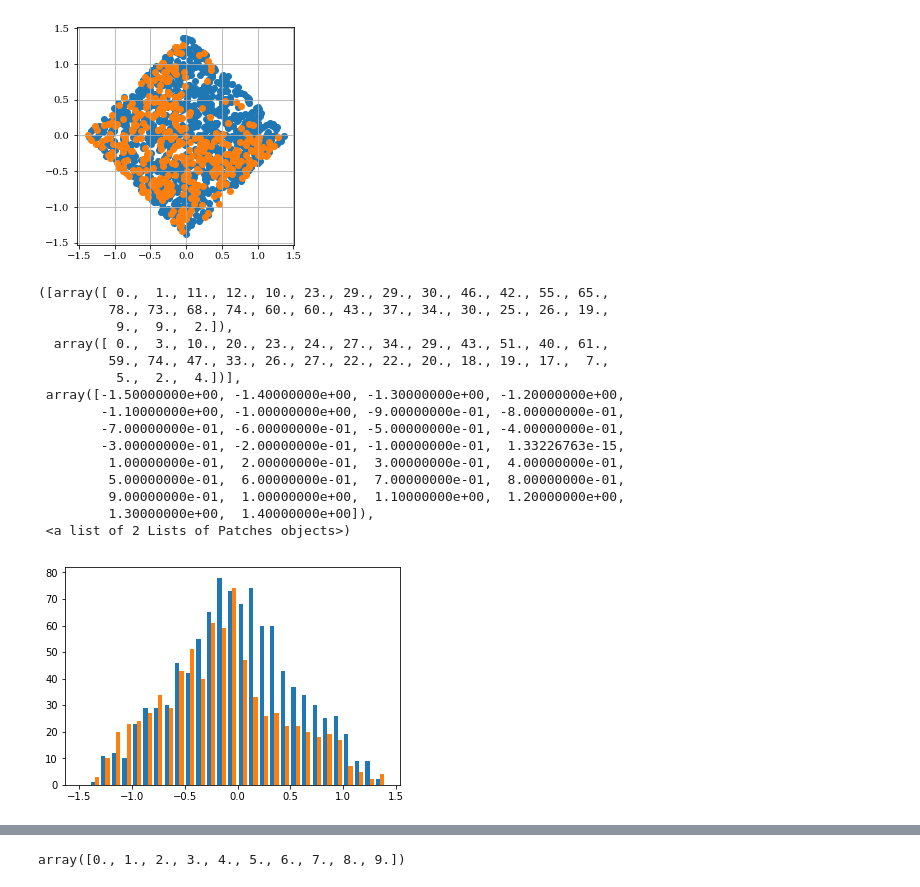
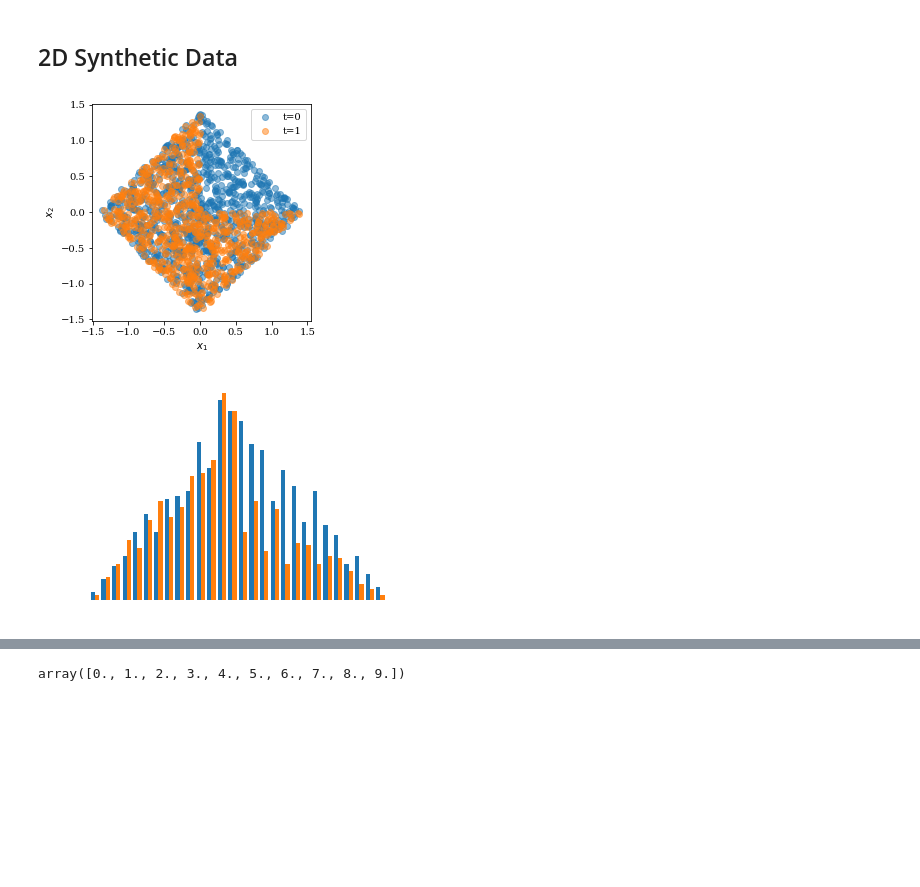
Before and after one commit to Viktour19/overlap-fp, a Jupyter notebook: PositivityViolationScan.ipynb, the cells around one changed output, grey strips where cells are left out. Drawn from its saved outputs; the diff is of its cells as text; code cells hidden in the pictures; blank space fills up the shorter version.

```diff
--- a/PositivityViolationScan.ipynb
+++ b/PositivityViolationScan.ipynb
@@ -1,8 +1,11 @@
+# %% [markdown]
+## 2D Synthetic Data
 # %%
+%matplotlib inline
 import random
 import numpy as np
+import pandas as pd
 import matplotlib.pyplot as plt
-%matplotlib inline
 from math import cos, sin, pi
 
 t0 = []
@@ -10,7 +13,7 @@ for _ in range(1000):
     t0.append([random.uniform(-1.0,1.0), random.uniform(-1.0,1.0)])
 
 t1 = []
-for _ in range(500):
+for _ in range(1000):
     t1.append([random.uniform(-1.0,1.0), random.uniform(-1.0,1.0)])
 
 t0 = np.array(t0)
@@ -42,17 +43,26 @@ for x, y in zip(t1x, t1y):
         t1y__.append(y)
 
 
-t1x = np.array(t1x__[:20] + t1x_)
-t1y = np.array(t1y__[:20] + t1y_)
+# t1x = np.array(t1x__[:20] + t1x_)
+# t1y = np.array(t1y__[:20] + t1y_)
+
+t1x = np.array(t1x_)
+t1y = np.array(t1y_)
 # %%
 fig, ax = plt.subplots()
 
-ax.scatter(t0x, t0y)
-ax.scatter(t1x, t1y)
+sns.regplot(t0x, t0y, label='t=0', fit_reg=False, scatter_kws={'alpha': 0.5})
+sns.regplot(t1x, t1y, label = 't=1', fit_reg=False, scatter_kws={'alpha': 0.5})
 
+# ax.scatter(t0x, t0y, label='t=0')
+# ax.scatter(t1x, t1y, label = 't=1')
 
+ax.legend()
 ax.set_aspect(aspect='equal')
-ax.grid(True)
+ax.set_ylabel("$x_2$")
+ax.set_xlabel("$x_1$")
+
+ax.grid(False)
 plt.show()
 # %% [output]
-[figure, old version]
+[figure, new version]
@@ -59,21 +71,8 @@ plt.show()
 # %%
 plt.hist([t0x, t1x], bins=np.arange(-1.5, 1.5, 0.1))
+plt.axis('off')
+plt.savefig('x.pdf')
 # %% [output]
-([array([ 0.,  1., 11., 12., 10., 23., 29., 29., 30., 46., 42., 55., 65.,
-         78., 73., 68., 74., 60., 60., 43., 37., 34., 30., 25., 26., 19.,
-          9.,  9.,  2.]),
-  array([ 0.,  3., 10., 20., 23., 24., 27., 34., 29., 43., 51., 40., 61.,
-         59., 74., 47., 33., 26., 27., 22., 22., 20., 18., 19., 17.,  7.,
-          5.,  2.,  4.])],
- array([-1.50000000e+00, -1.40000000e+00, -1.30000000e+00, -1.20000000e+00,
-        -1.10000000e+00, -1.00000000e+00, -9.00000000e-01, -8.00000000e-01,
-        -7.00000000e-01, -6.00000000e-01, -5.00000000e-01, -4.00000000e-01,
-        -3.00000000e-01, -2.00000000e-01, -1.00000000e-01,  1.33226763e-15,
-         1.00000000e-01,  2.00000000e-01,  3.00000000e-01,  4.00000000e-01,
-         5.00000000e-01,  6.00000000e-01,  7.00000000e-01,  8.00000000e-01,
-         9.00000000e-01,  1.00000000e+00,  1.10000000e+00,  1.20000000e+00,
-         1.30000000e+00,  1.40000000e+00]),
- <a list of 2 Lists of Patches objects>)
-[figure, old version]
+[figure, new version]
 # %%
 plt.hist([t0y, t1y], bins=np.arange(-1.5, 1.5, 0.1))
```
Also changed, not shown: parts of 113 cells of this notebook, 52 other files.
